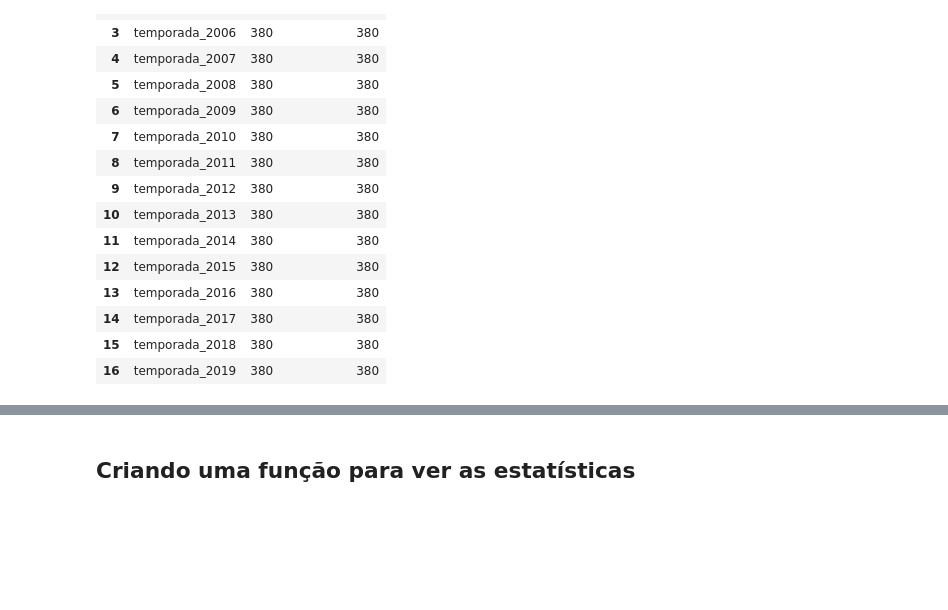
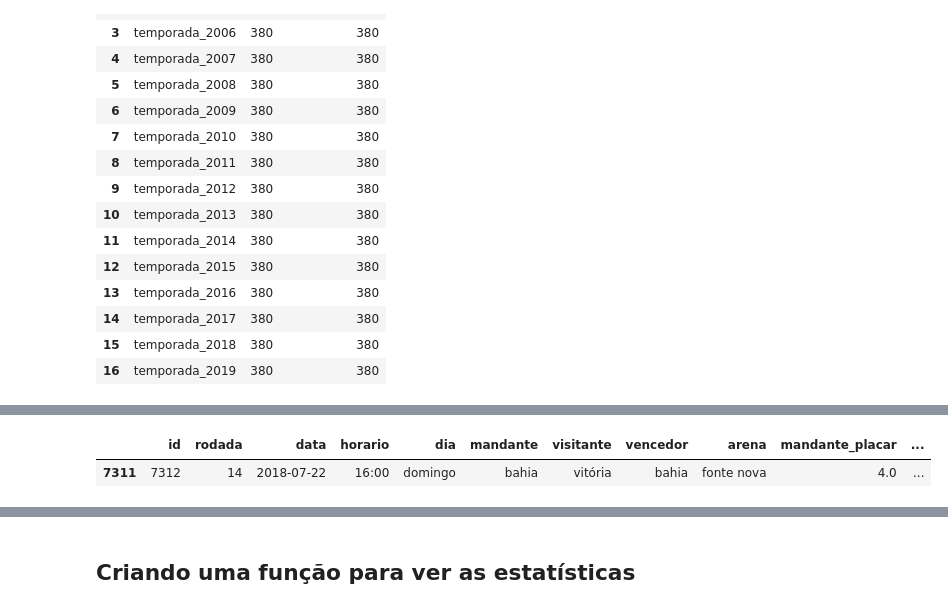
Before and after one commit to FelipeGBarreto/Campeonato_Brasileiro, a Jupyter notebook: BRASILEIRÃO.ipynb, the cells around one changed output, grey strips where cells are left out. Cells and saved outputs as stored; diff of their text form; code cells hidden in the pictures; blank space fills up the shorter version.

```diff
--- a/BRASILEIRÃO.ipynb
+++ b/BRASILEIRÃO.ipynb
@@ -348,0 +364,5 @@ pd.DataFrame(times.groupby("temporada").id.count()).reset_index().\
+# %%
+times.query("id == 7312")
+# %% [output]
+|  | id | rodada | data | horario | dia | mandante | visitante | vencedor | arena | mandante_placar | ... |
+| 7311 | 7312 | 14 | 2018-07-22 | 16:00 | domingo | bahia | vitória | bahia | fonte nova | 4.0 | ... |
```
Also changed, not shown: parts of 14 cells of this notebook.
